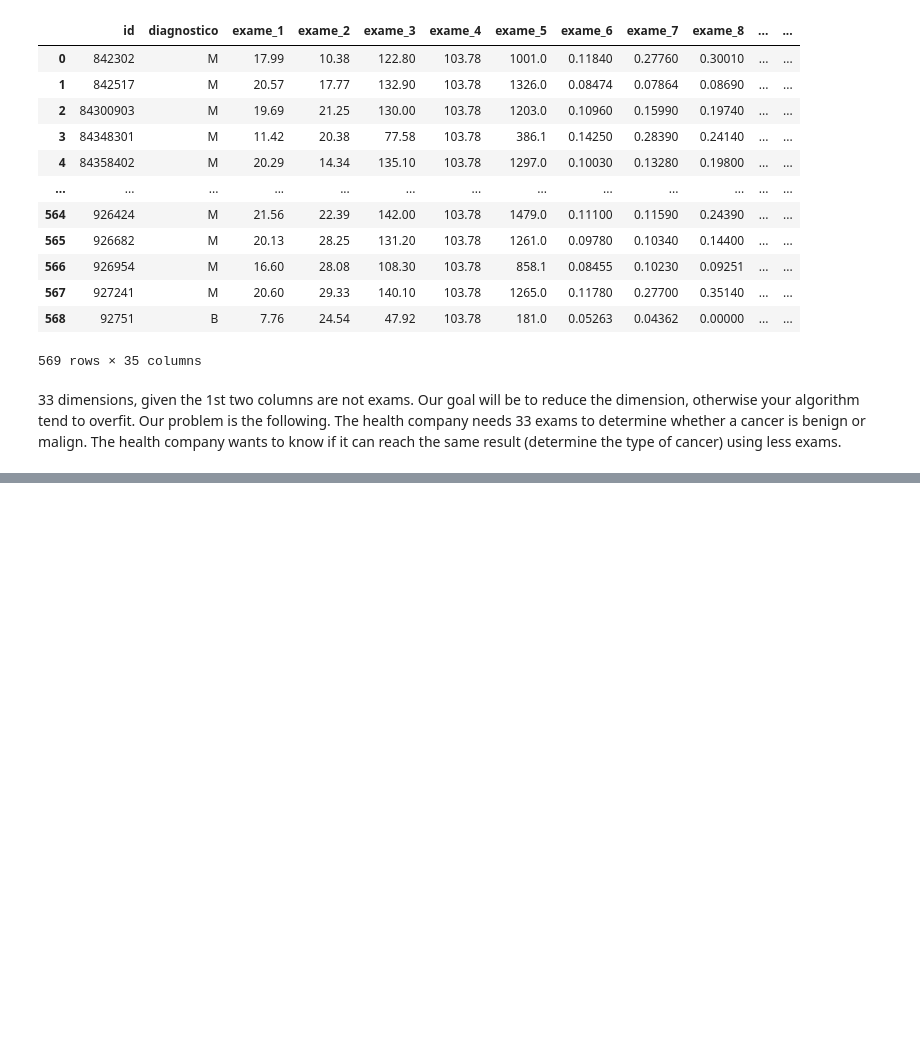
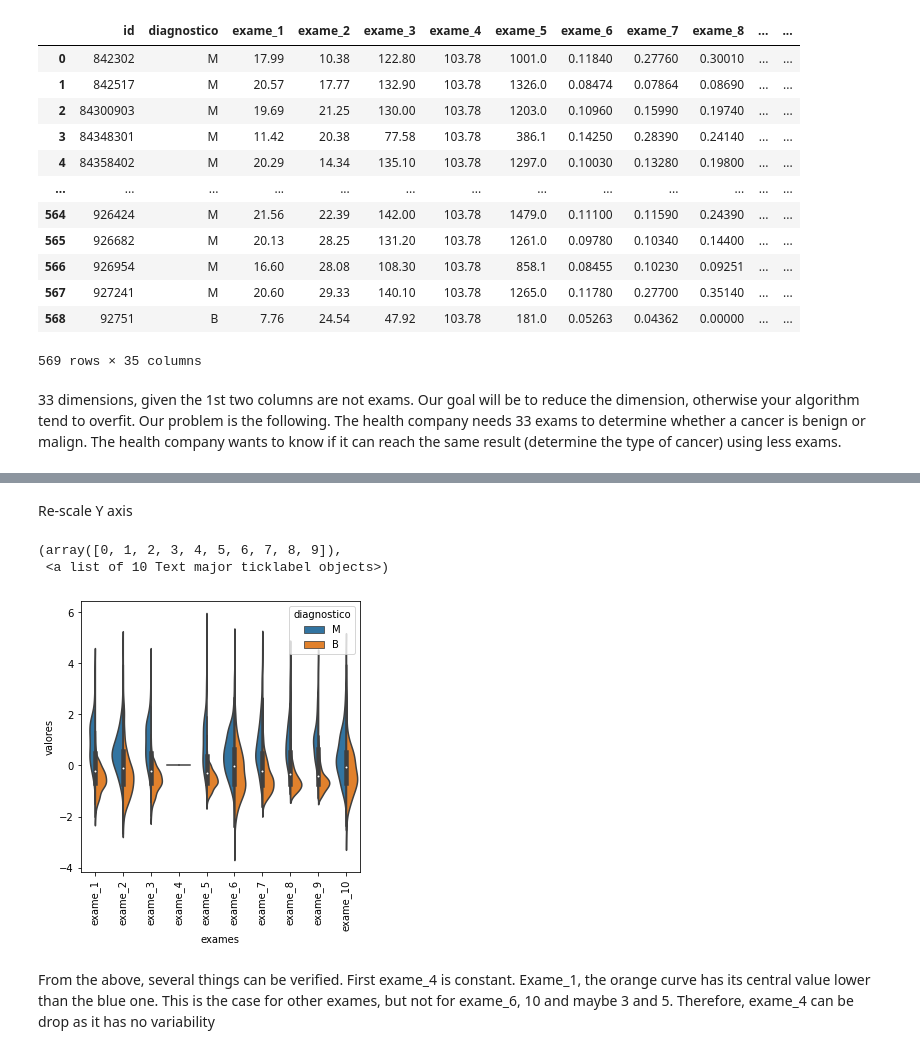
Before and after one commit to MarceloPiemonteRibeiro/learning-Machine-learning, a Jupyter notebook: SKLearn/Features_selection_PCA_RFE(CV)_SelectKBest.ipynb, the cells around one changed output, grey strips where cells are left out. Saved outputs shown, nothing was run; the diff lists cells and outputs as text; code cells hidden in the pictures; blank space fills up the shorter version.

```diff
--- a/SKLearn/Features_selection_PCA_RFE(CV)_SelectKBest.ipynb
+++ b/SKLearn/Features_selection_PCA_RFE(CV)_SelectKBest.ipynb
@@ -31,0 +107,31 @@ Our goal will be to reduce the dimension, otherwise your algorithm tend to overf
+# %% [markdown]
+Re-scale Y axis
+# %%
+import seaborn as sns
+import matplotlib.pyplot as plt
+from sklearn.preprocessing import StandardScaler
+
+padronizador = StandardScaler()
+padronizador.fit(valores_exames_v1)
+valores_exames_v2 = padronizador.transform(valores_exames_v1) # re-scale axis Y
+valores_exames_v2 = pd.DataFrame(data = valores_exames_v2, # transform it to Dataframe to be used below in our dados_plot
+                                columns = valores_exames_v1.keys())
+
+dados_plot = pd.concat([diagnostico, valores_exames_v2.iloc[:,0:10]], axis = 1) # see only 10 first columns
+dados_plot = pd.melt(dados_plot, id_vars="diagnostico",
+                 var_name="exames",
+                 value_name="valores")
+
+plt.figure(figsize=(5,5))
+
+sns.violinplot(x = "exames", y = "valores",
+               hue = "diagnostico", data = dados_plot,
+              split = True) # split=T joins the orange and blue violins
+
+plt.xticks(rotation = 90)
+# %% [output]
+(array([0, 1, 2, 3, 4, 5, 6, 7, 8, 9]),
+ <a list of 10 Text major ticklabel objects>)
+[figure, added]
+# %% [markdown]
+From the above, several things can be verified. First exame_4 is constant. Exame_1, the orange curve has its central value lower than the blue one. This is the case for other exames, but not for exame_6, 10 and maybe 3 and 5. Therefore, exame_4 can be drop as it has no variability
```
Also changed, not shown: parts of 50 cells of this notebook.
